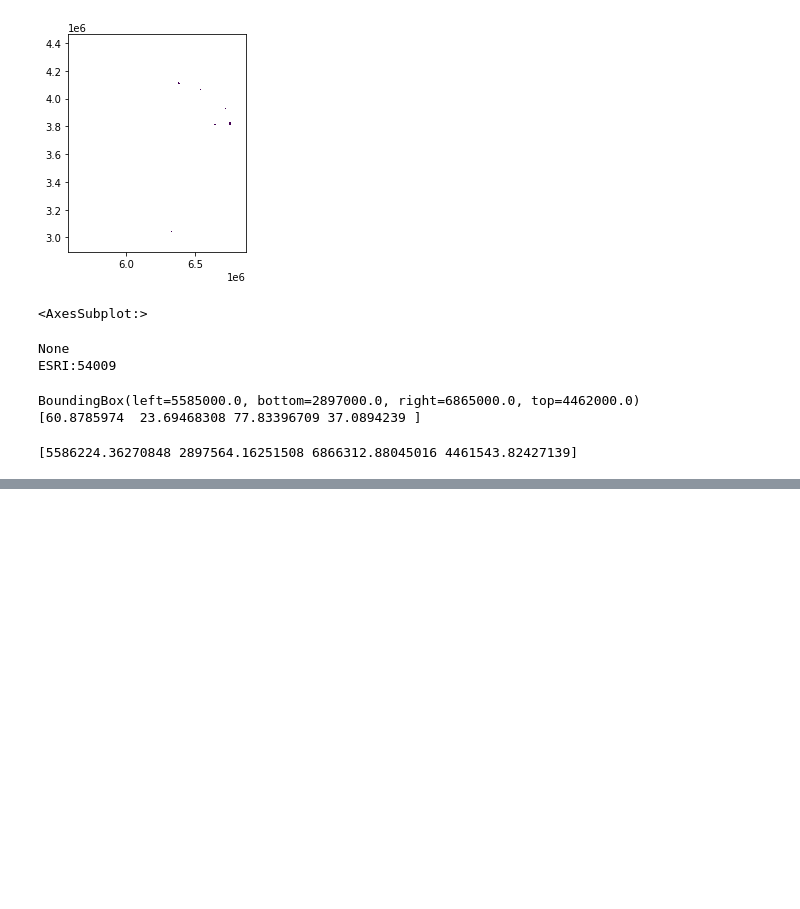
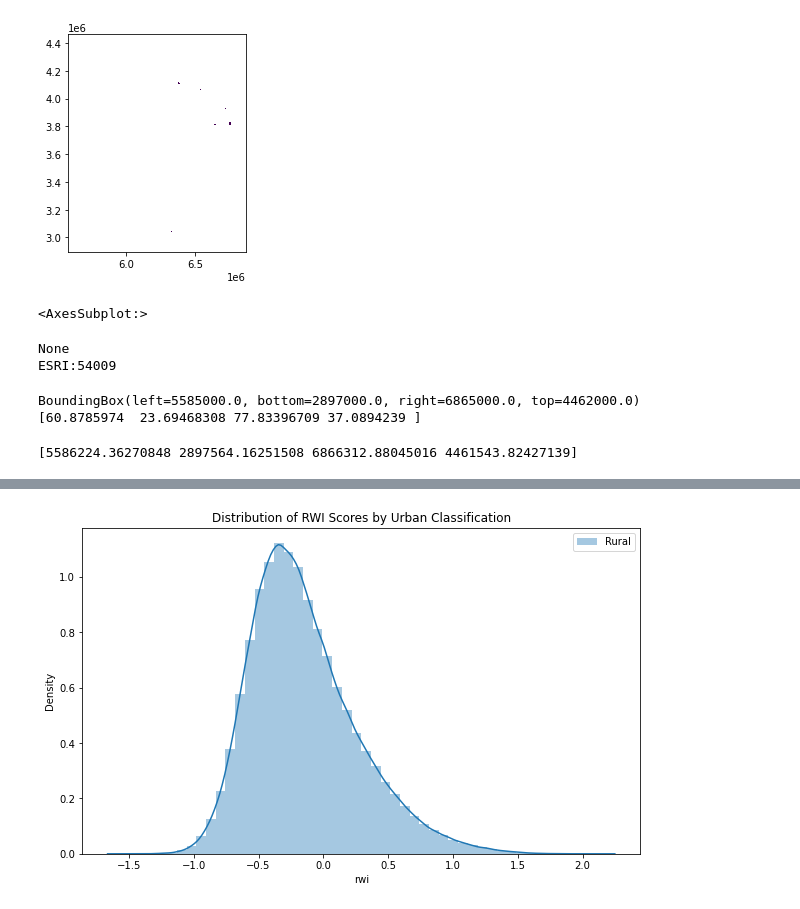
Before and after one commit to kismat91/Index-Based-Poverty-Estimation-in-Pakistan-, a Jupyter notebook: PSLMHIES.ipynb, the cells around one changed output, grey strips where cells are left out. Saved outputs shown, nothing was run; the diff lists cells and outputs as text; code cells hidden in the pictures; blank space fills up the shorter version.

```diff
--- a/PSLMHIES.ipynb
+++ b/PSLMHIES.ipynb
@@ -1170,0 +1181,10 @@ wealth_by_urbanization = merged_data.groupby(['ADM2_EN', 'urbanization'])['Wealt
+# %%
+# Function to read and display unique values in the raster
+def raster_unique_values(raster):
+    array = raster.read(1)  # Read the first band
+    unique_values = np.unique(array)
+    return unique_values
+
+# Display unique values for each raster
+for raster, classification in zip(rasters, ['Core', 'City Center', 'City', 'Urban Area']):
+    print(f"{classification} unique values:", raster_unique_values(raster))
@@ -1170,0 +1234,14 @@ wealth_by_urbanization = merged_data.groupby(['ADM2_EN', 'urbanization'])['Wealt
+# %%
+# Calculate statistical summaries for each urban classification
+summary_stats = rwi_gdf.groupby('urban_classification')['rwi'].describe()
+
+# Create histograms or density plots
+plt.figure(figsize=(10, 6))
+for classification in rwi_gdf['urban_classification'].unique():
+    subset = rwi_gdf[rwi_gdf['urban_classification'] == classification]
+    sns.distplot(subset['rwi'], label=classification)
+plt.title('Distribution of RWI Scores by Urban Classification')
+plt.legend()
+plt.show()
+# %% [output]
+[figure, added]
```
Also changed, not shown: parts of 13 cells of this notebook.
